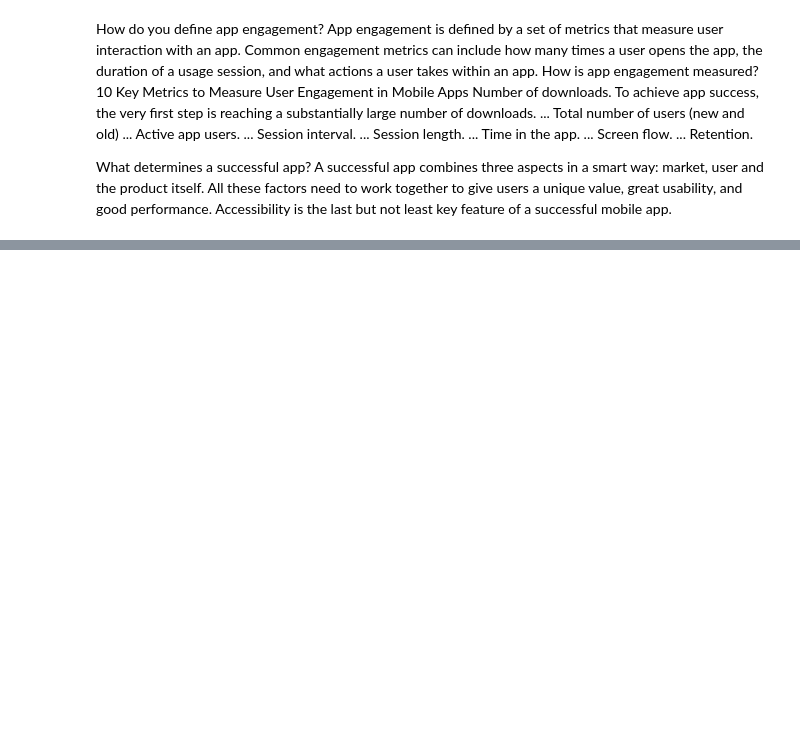
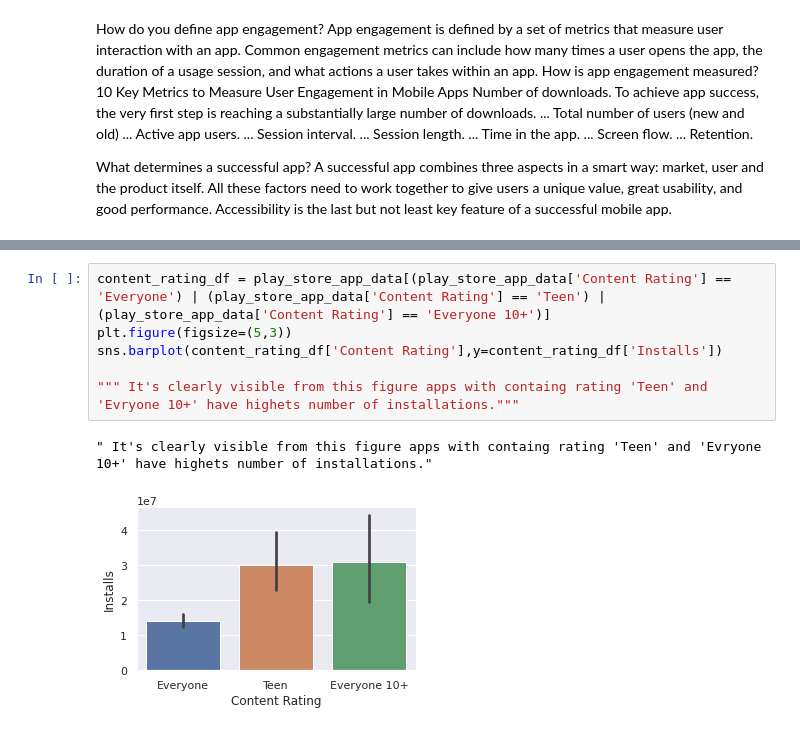
Before and after one commit to priyankashinde-DS/Play_Store_App, a Jupyter notebook: Play_Store_App_Review_Cpastone_Project.ipynb, the cells around one changed output, grey strips where cells are left out. Drawn from its saved outputs; the diff is of its cells as text; blank space fills up the shorter version.

```diff
--- a/Play_Store_App_Review_Cpastone_Project.ipynb
+++ b/Play_Store_App_Review_Cpastone_Project.ipynb
@@ -592,0 +642,9 @@ A successful app combines three aspects in a smart way: market, user and the pro
+# %%
+content_rating_df = play_store_app_data[(play_store_app_data['Content Rating'] == 'Everyone') | (play_store_app_data['Content Rating'] == 'Teen') | (play_store_app_data['Content Rating'] == 'Everyone 10+')]
+plt.figure(figsize=(5,3))
+sns.barplot(content_rating_df['Content Rating'],y=content_rating_df['Installs'])
+
+""" It's clearly visible from this figure apps with containg rating 'Teen' and 'Evryone 10+' have highets number of installations."""
+# %% [output]
+" It's clearly visible from this figure apps with containg rating 'Teen' and 'Evryone 10+' have highets number of installations."
+[figure, added]
```
Also changed, not shown: parts of 14 cells of this notebook.
